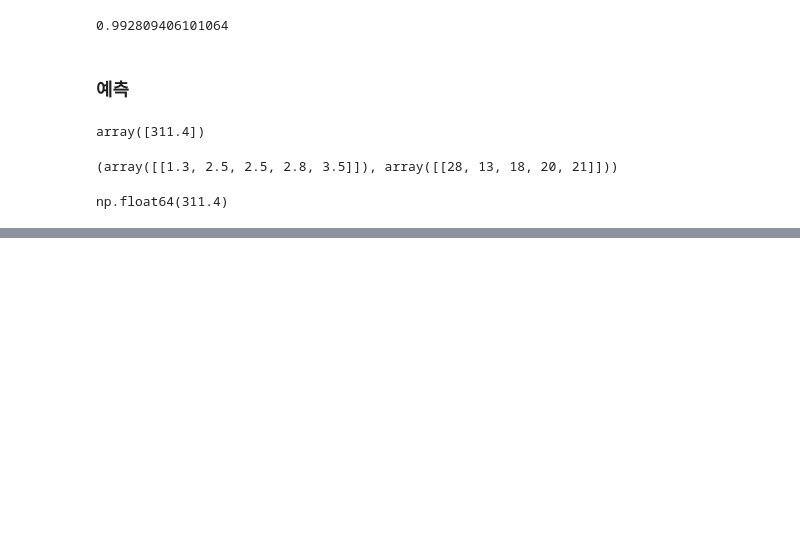
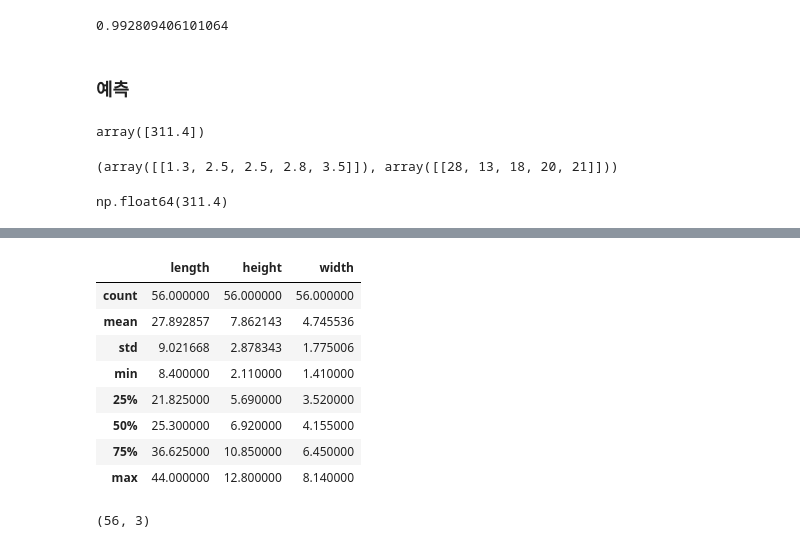
Before and after one commit to ohdyo/AI-learning, a Jupyter notebook: machine-learning/01_overview/02_ergression.ipynb, the cells around one changed output, grey strips where cells are left out. Drawn from its saved outputs; the diff is of its cells as text; code cells hidden in the pictures; blank space fills up the shorter version.

```diff
--- a/machine-learning/01_overview/02_ergression.ipynb
+++ b/machine-learning/01_overview/02_ergression.ipynb
@@ -91,0 +158,20 @@ np.float64(311.4)
+# %%
+# 데이터 로드
+perch_df = pd.read_csv('./data/perch_full.csv')
+perch_df.describe()
+# %% [output]
+|  | length | height | width |
+| count | 56.000000 | 56.000000 | 56.000000 |
+| mean | 27.892857 | 7.862143 | 4.745536 |
+| std | 9.021668 | 2.878343 | 1.775006 |
+| min | 8.400000 | 2.110000 | 1.410000 |
+| 25% | 21.825000 | 5.690000 | 3.520000 |
+| 50% | 25.300000 | 6.920000 | 4.155000 |
+| 75% | 36.625000 | 10.850000 | 6.450000 |
+| max | 44.000000 | 12.800000 | 8.140000 |
+# %%
+# df 형식 numpy로 변환
+perch_full = perch_df.to_numpy()
+perch_full.shape
+# %% [output]
+(56, 3)
```
Also changed, not shown: parts of 36 cells of this notebook, 3 other files.
